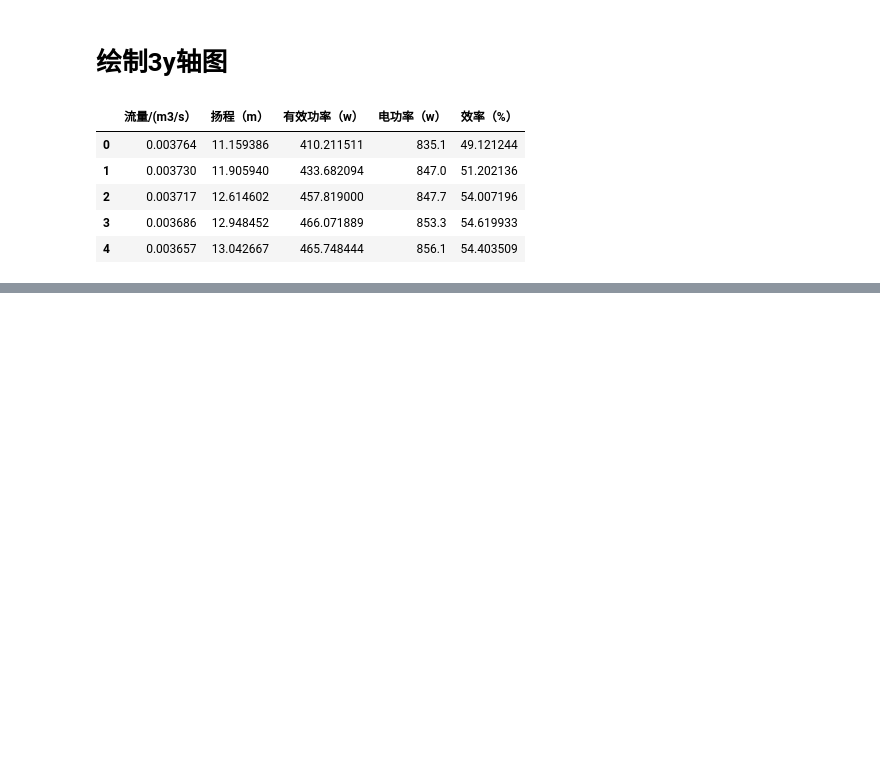
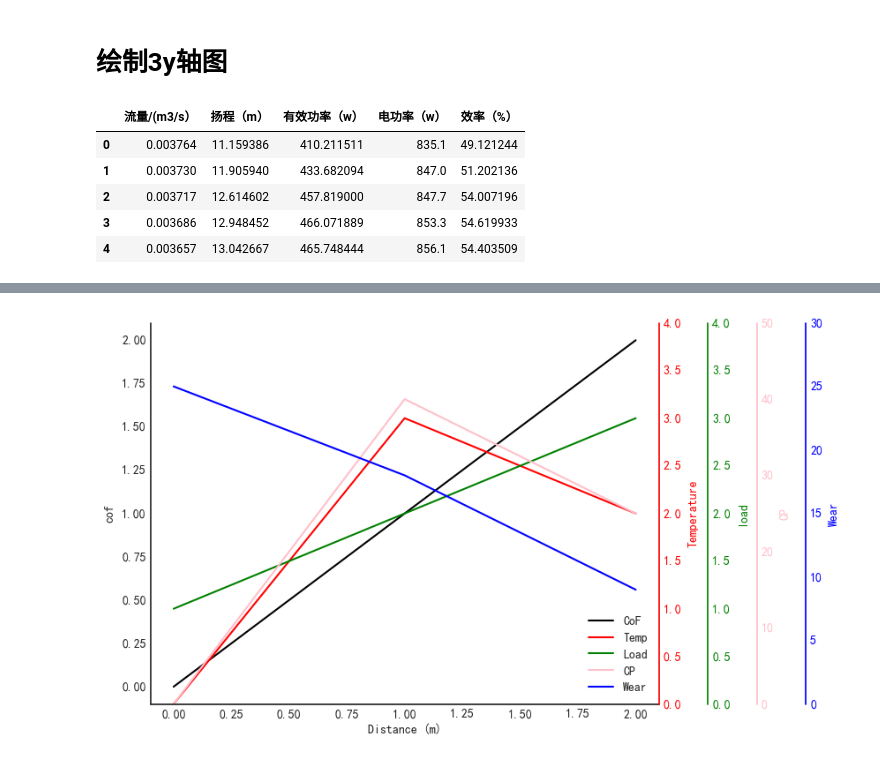
Before and after one commit to neverpartZY/Document, a Jupyter notebook: excecise.ipynb, the cells around one changed output, grey strips where cells are left out. Cells and saved outputs as stored; diff of their text form; code cells hidden in the pictures; blank space fills up the shorter version.

```diff
--- a/excecise.ipynb
+++ b/excecise.ipynb
@@ -114,0 +129,92 @@ ax3.legend()
+# %%
+
+from mpl_toolkits.axisartist.parasite_axes import HostAxes, ParasiteAxes
+import matplotlib.pyplot as plt
+import numpy as np
+
+fig = plt.figure(1) #定义figure，（1）中的1是什么
+ax_cof = HostAxes(fig, [0, 0, 0.9, 0.9])  #用[left, bottom, weight, height]的方式定义axes，0 <= l,b,w,h <= 1
+
+#parasite addtional axes, share x
+ax_temp = ParasiteAxes(ax_cof, sharex=ax_cof)
+ax_load = ParasiteAxes(ax_cof, sharex=ax_cof)
+ax_cp = ParasiteAxes(ax_cof, sharex=ax_cof)
+ax_wear = ParasiteAxes(ax_cof, sharex=ax_cof)
+
+#append axes
+ax_cof.parasites.append(ax_temp)
+ax_cof.parasites.append(ax_load)
+ax_cof.parasites.append(ax_cp)
+ax_cof.parasites.append(ax_wear)
+
+
+
+#invisible right axis of ax_cof
+ax_cof.axis['right'].set_visible(False)
+ax_cof.axis['top'].set_visible(False)
+ax_temp.axis['right'].set_visible(True)
+ax_temp.axis['right'].major_ticklabels.set_visible(True)
+ax_temp.axis['right'].label.set_visible(True)
+
+#set label for axis
+ax_cof.set_ylabel('cof')
+ax_cof.set_xlabel('Distance (m)')
+ax_temp.set_ylabel('Temperature')
+ax_load.set_ylabel('load')
+ax_cp.set_ylabel('CP')
+ax_wear.set_ylabel('Wear')
+
+load_axisline = ax_load.get_grid_helper().new_fixed_axis
+cp_axisline = ax_cp.get_grid_helper().new_fixed_axis
+wear_axisline = ax_wear.get_grid_helper().new_fixed_axis
+
+ax_load.axis['right2'] = load_axisline(loc='right', axes=ax_load, offset=(40,0))
+ax_cp.axis['right3'] = cp_axisline(loc='right', axes=ax_cp, offset=(80,0))
+ax_wear.axis['right4'] = wear_axisline(loc='right', axes=ax_wear, offset=(120,0))
+
+fig.add_axes(ax_cof)
+
+''' #set limit of x, y
+ax_cof.set_xlim(0,2)
+ax_cof.set_ylim(0,3)
+'''
+
+curve_cof, = ax_cof.plot([0, 1, 2], [0, 1, 2], label="CoF", color='black')
+curve_temp, = ax_temp.plot([0, 1, 2], [0, 3, 2], label="Temp", color='red')
+curve_load, = ax_load.plot([0, 1, 2], [1, 2, 3], label="Load", color='green')
+curve_cp, = ax_cp.plot([0, 1, 2], [0, 40, 25], label="CP", color='pink')
+curve_wear, = ax_wear.plot([0, 1, 2], [25, 18, 9], label="Wear", color='blue')
+
+
+ax_temp.set_ylim(0,4)
+ax_load.set_ylim(0,4)
+ax_cp.set_ylim(0,50)
+ax_wear.set_ylim(0,30)
+
+ax_cof.legend()
+
+#轴名称，刻度值的颜色
+#ax_cof.axis['left'].label.set_color(ax_cof.get_color())
+ax_temp.axis['right'].label.set_color('red')
+ax_load.axis['right2'].label.set_color('green')
+ax_cp.axis['right3'].label.set_color('pink')
+ax_wear.axis['right4'].label.set_color('blue')
+
+ax_temp.axis['right'].major_ticks.set_color('red')
+ax_load.axis['right2'].major_ticks.set_color('green')
+ax_cp.axis['right3'].major_ticks.set_color('pink')
+ax_wear.axis['right4'].major_ticks.set_color('blue')
+
+ax_temp.axis['right'].major_ticklabels.set_color('red')
+ax_load.axis['right2'].major_ticklabels.set_color('green')
+ax_cp.axis['right3'].major_ticklabels.set_color('pink')
+ax_wear.axis['right4'].major_ticklabels.set_color('blue')
+
+ax_temp.axis['right'].line.set_color('red')
+ax_load.axis['right2'].line.set_color('green')
+ax_cp.axis['right3'].line.set_color('pink')
+ax_wear.axis['right4'].line.set_color('blue')
+
+plt.show()
+# %% [output]
+[figure, added]
```
Also changed, not shown: parts of 1 cell of this notebook.
